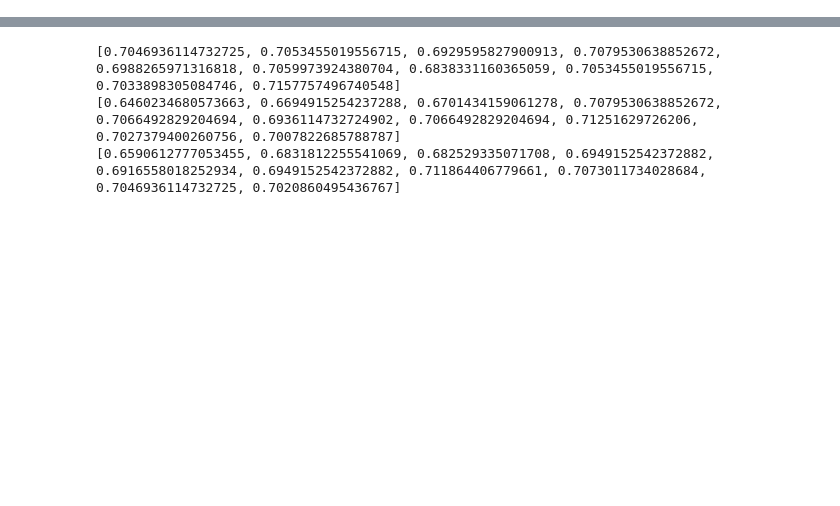
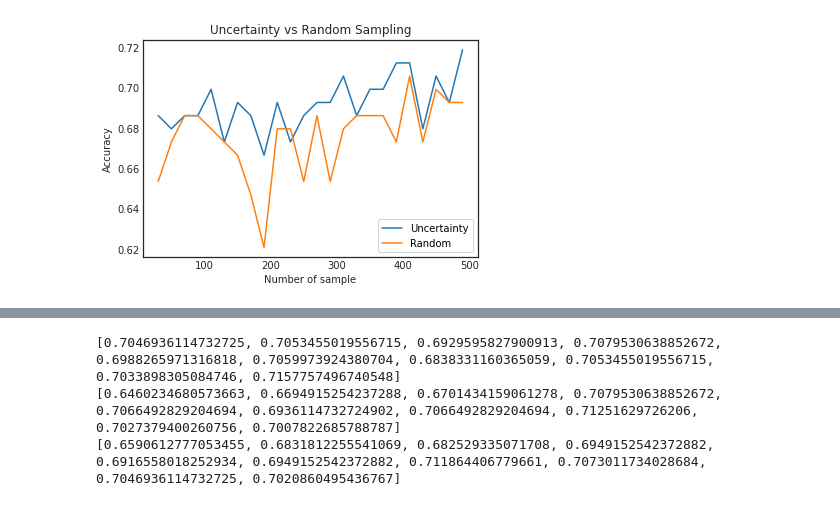
Before and after one commit to hafizbudi/active-learning, a Jupyter notebook: AL_with_CrisisMMD.ipynb, the cells around one changed output, grey strips where cells are left out. Saved outputs shown, nothing was run; the diff lists cells and outputs as text; code cells hidden in the pictures; blank space fills up the shorter version.

```diff
--- a/AL_with_CrisisMMD.ipynb
+++ b/AL_with_CrisisMMD.ipynb
@@ -210,0 +312,7 @@ weighted avg       0.68      0.70      0.66      1534
+# %%
+n_initial = range(30,500,20)
+n_queries = 10
+repeats = 5
+
+result_rf_uncertainty, result_rf_acc_uncertainty, result_rf_time_uncertainty, experiment_uncertainty = random_forest_score_repeat(n_initial,n_queries,uncertainty_sampling,repeats)
+print(experiment_uncertainty)
@@ -210,0 +325,3 @@ weighted avg       0.68      0.70      0.66      1534
+# %%
+n_initial = range(30,500,20)
+experiment_random, res_random, time_random = learning_curve(n_initial,5, random_sampling_policy)
@@ -210,0 +340,26 @@ weighted avg       0.68      0.70      0.66      1534
+# %%
+def plot_learning_curve(df, name):
+    # Compute percentiles
+    p10 = df.groupby('n_samples').quantile(.10)['accuracy']
+    p50 = df.groupby('n_samples').median()['accuracy']
+    p90 = df.groupby('n_samples').quantile(.90)['accuracy']
+    training_sizes= p50.index.to_numpy()
+
+    with plt.style.context('seaborn-white'):
+        plt.title('Uncertainty vs Random Sampling')
+        plt.plot(training_sizes, p50, label=name)
+
+        # show standard deviation
+        #plt.fill_between(training_sizes, p10, p90,alpha=0.1)
+    plt.legend(loc='lower right')
+    plt.xlabel("Number of sample")
+    plt.ylabel("Accuracy")
+    plt.grid()
+    #plt.show()
+
+df_us = pd.DataFrame([dataclasses.asdict(e) for e in experiment_uncertainty])
+df_rs = pd.DataFrame([dataclasses.asdict(e) for e in experiment_random])
+plot_learning_curve(df_us, "Uncertainty")
+plot_learning_curve(df_rs, "Random")
+# %% [output]
+[figure, added]
```
Also changed, not shown: parts of 21 cells of this notebook.
